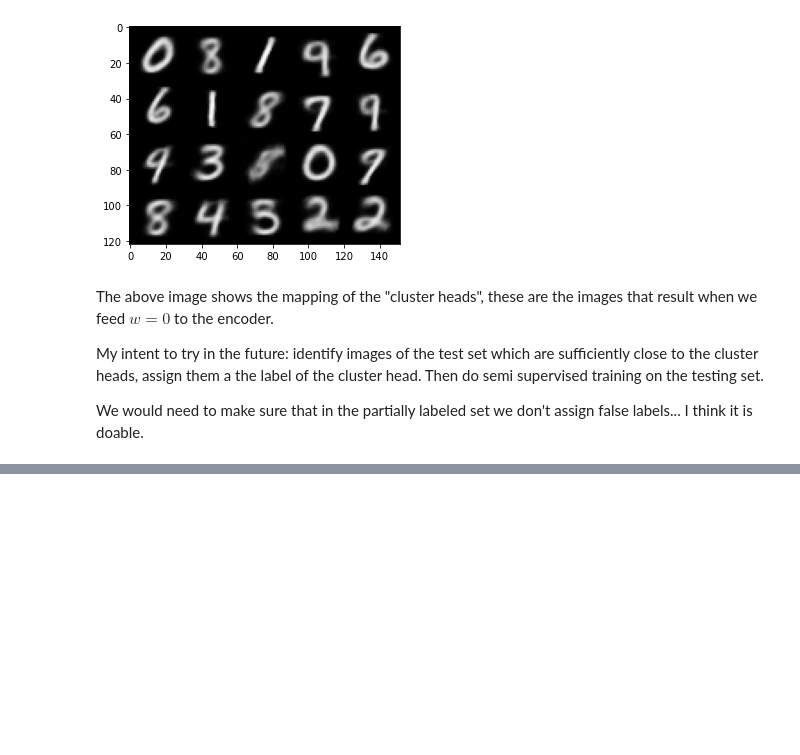
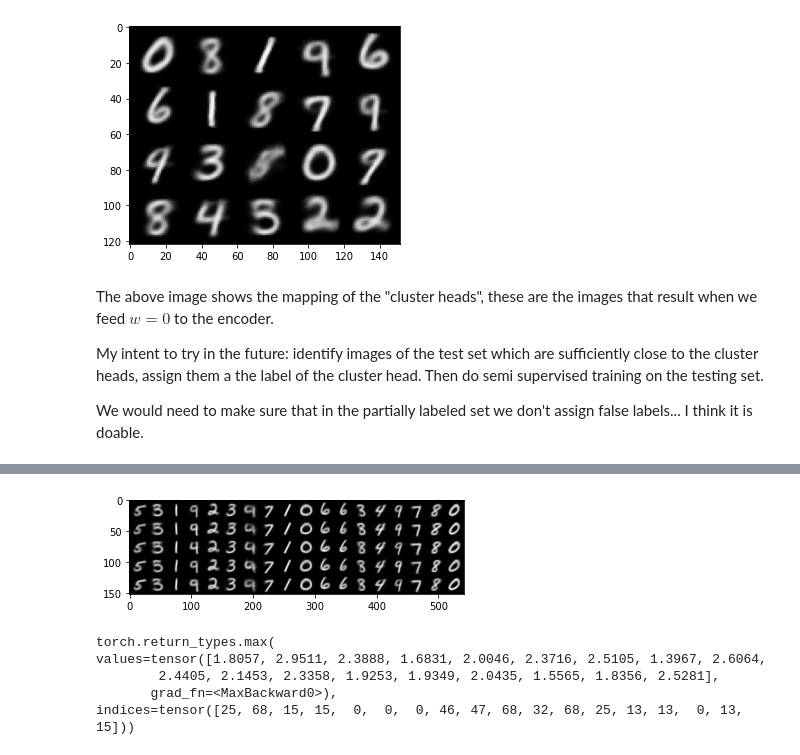
Before and after one commit to zelhar/mg22, a Jupyter notebook: unsupervised_clustering.ipynb, the cells around one changed output, grey strips where cells are left out. Cells and saved outputs as stored; diff of their text form; code cells hidden in the pictures; blank space fills up the shorter version.

```diff
--- a/unsupervised_clustering.ipynb
+++ b/unsupervised_clustering.ipynb
@@ -234,0 +257,5 @@ We would need to make sure that in the partially labeled set we don't assign fal
+# %%
+
+model = M2.AE2(nz=90, nclasses=18)
+model.apply(init_weights)
+model.fit(train_loader)
@@ -234,0 +280,18 @@ We would need to make sure that in the partially labeled set we don't assign fal
+# %%
+c = torch.eye(model.nclasses)
+c = model.clusterhead_embedding(c)
+cx = model.Px(c).reshape(-1,1,28,28)
+
+zs = distributions.Normal(loc=c, scale=0.3).sample((5,))
+xs = model.Px(zs).reshape(-1,1,28,28)
+ut.plot_images(xs, model.nclasses)
+# %% [output]
+[figure, added]
+# %%
+c.abs().max(-1)
+# %% [output]
+torch.return_types.max(
+values=tensor([1.8057, 2.9511, 2.3888, 1.6831, 2.0046, 2.3716, 2.5105, 1.3967, 2.6064,
+        2.4405, 2.1453, 2.3358, 1.9253, 1.9349, 2.0435, 1.5565, 1.8356, 2.5281],
+       grad_fn=<MaxBackward0>),
+indices=tensor([25, 68, 15, 15,  0,  0,  0, 46, 47, 68, 32, 68, 25, 13, 13,  0, 13, 15]))
```
Also changed, not shown: parts of 7 cells of this notebook, 5 other files.
